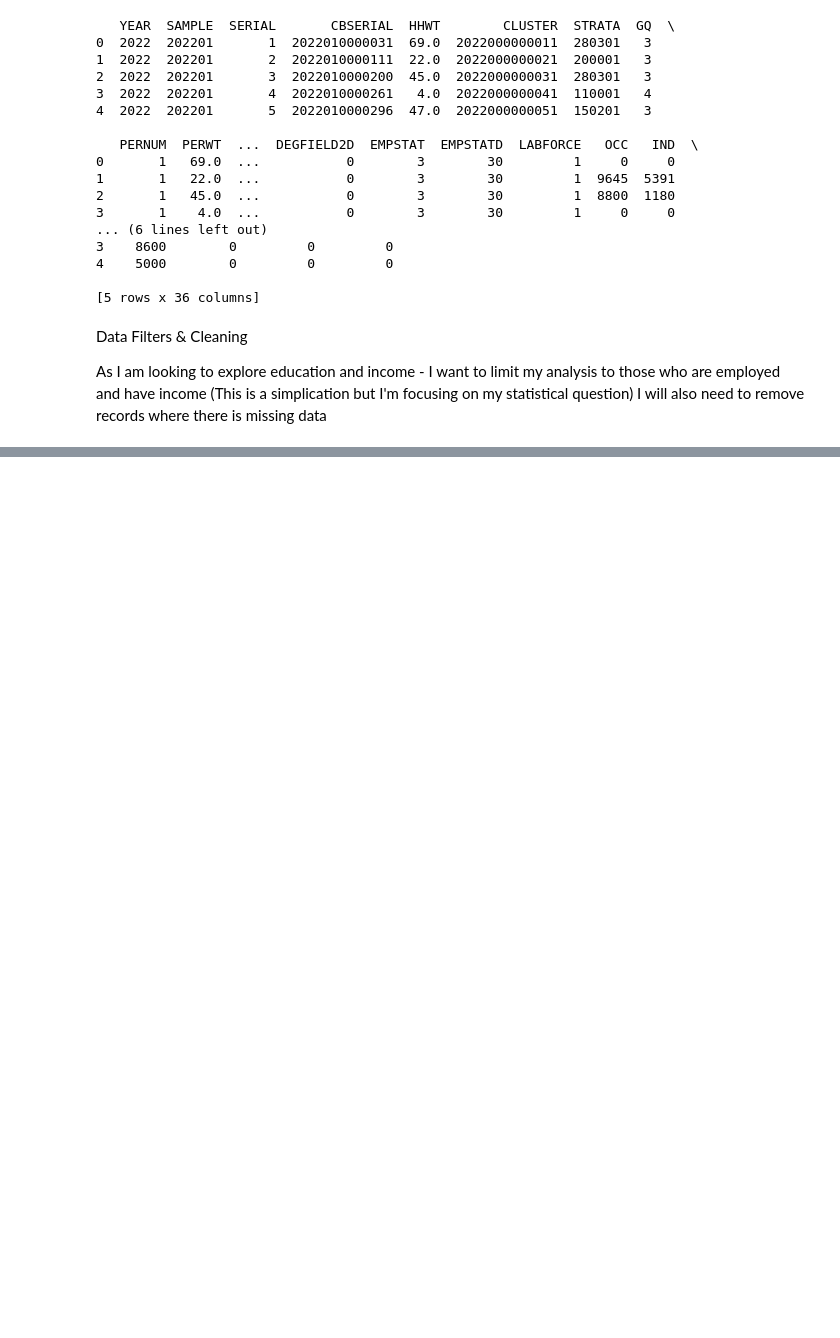
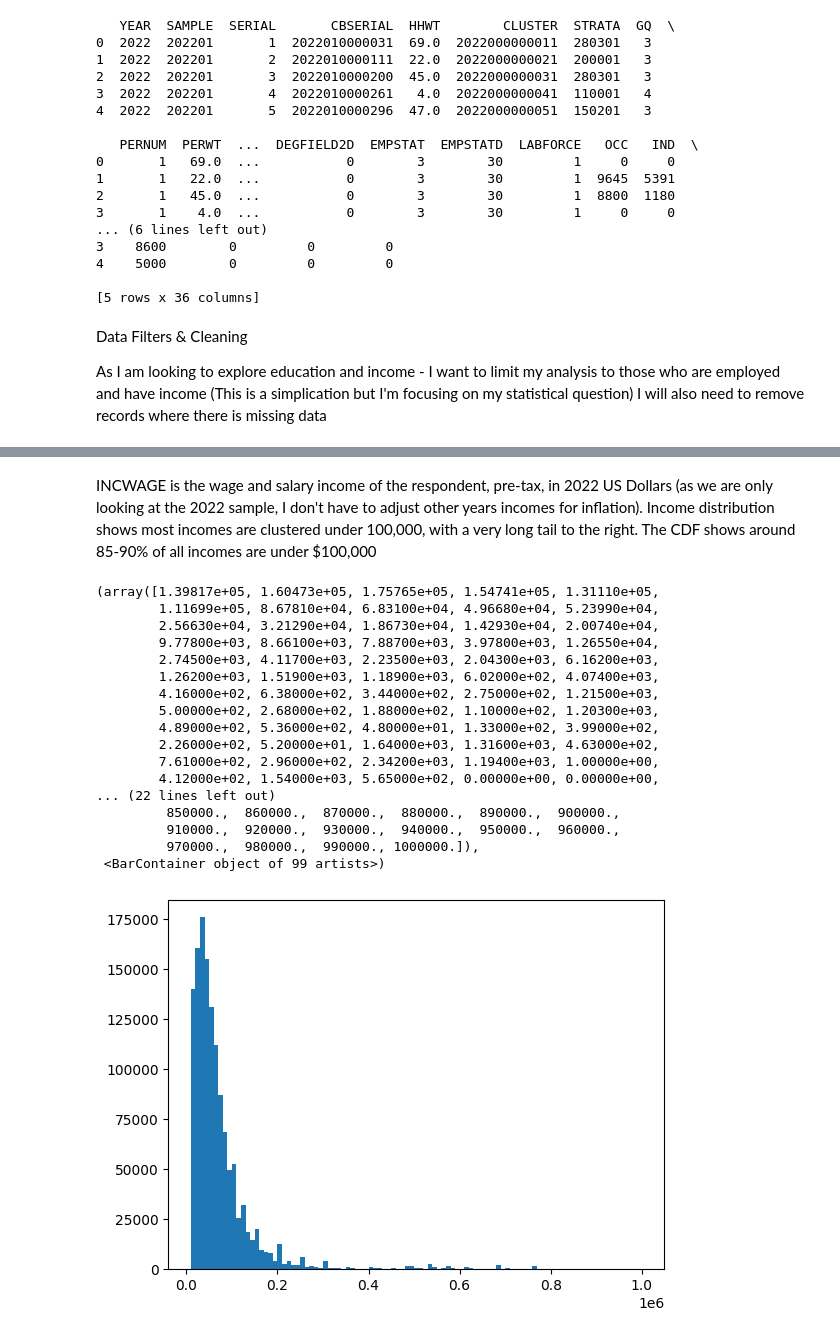
Before and after one commit to ryfrank/DSC530-FinalProject, a Jupyter notebook: projectMarkdown.ipynb, the cells around one changed output, grey strips where cells are left out. Drawn from its saved outputs; the diff is of its cells as text; code cells hidden in the pictures; blank space fills up the shorter version.

```diff
--- a/projectMarkdown.ipynb
+++ b/projectMarkdown.ipynb
@@ -91,0 +130,28 @@ plt.hist(censusData["NCHILD"])
+# %% [markdown]
+INCWAGE is the wage and salary income of the respondent, pre-tax, in 2022 US Dollars (as we are only looking at the 2022 sample, I don't have to adjust other years incomes for inflation).  Income distribution shows most incomes are clustered under 100,000, with a very long tail to the right.  The CDF shows around 85-90% of all incomes are under $100,000
+# %%
+# create bins of 10,000$ ranges
+bins = []
+for i in range(100):
+    bins.append((i+1)*10000)
+
+plt.hist(censusDataFilter["INCWAGE"], bins=bins)
+# %% [output]
+(array([1.39817e+05, 1.60473e+05, 1.75765e+05, 1.54741e+05, 1.31110e+05,
+        1.11699e+05, 8.67810e+04, 6.83100e+04, 4.96680e+04, 5.23990e+04,
+        2.56630e+04, 3.21290e+04, 1.86730e+04, 1.42930e+04, 2.00740e+04,
+        9.77800e+03, 8.66100e+03, 7.88700e+03, 3.97800e+03, 1.26550e+04,
+        2.74500e+03, 4.11700e+03, 2.23500e+03, 2.04300e+03, 6.16200e+03,
+        1.26200e+03, 1.51900e+03, 1.18900e+03, 6.02000e+02, 4.07400e+03,
+        4.16000e+02, 6.38000e+02, 3.44000e+02, 2.75000e+02, 1.21500e+03,
+        5.00000e+02, 2.68000e+02, 1.88000e+02, 1.10000e+02, 1.20300e+03,
+        4.89000e+02, 5.36000e+02, 4.80000e+01, 1.33000e+02, 3.99000e+02,
+        2.26000e+02, 5.20000e+01, 1.64000e+03, 1.31600e+03, 4.63000e+02,
+        7.61000e+02, 2.96000e+02, 2.34200e+03, 1.19400e+03, 1.00000e+00,
+        4.12000e+02, 1.54000e+03, 5.65000e+02, 0.00000e+00, 0.00000e+00,
+... (22 lines left out)
+         850000.,  860000.,  870000.,  880000.,  890000.,  900000.,
+         910000.,  920000.,  930000.,  940000.,  950000.,  960000.,
+         970000.,  980000.,  990000., 1000000.]),
+ <BarContainer object of 99 artists>)
+[figure, added]
```
Also changed, not shown: parts of 11 cells of this notebook, 2 other files.
